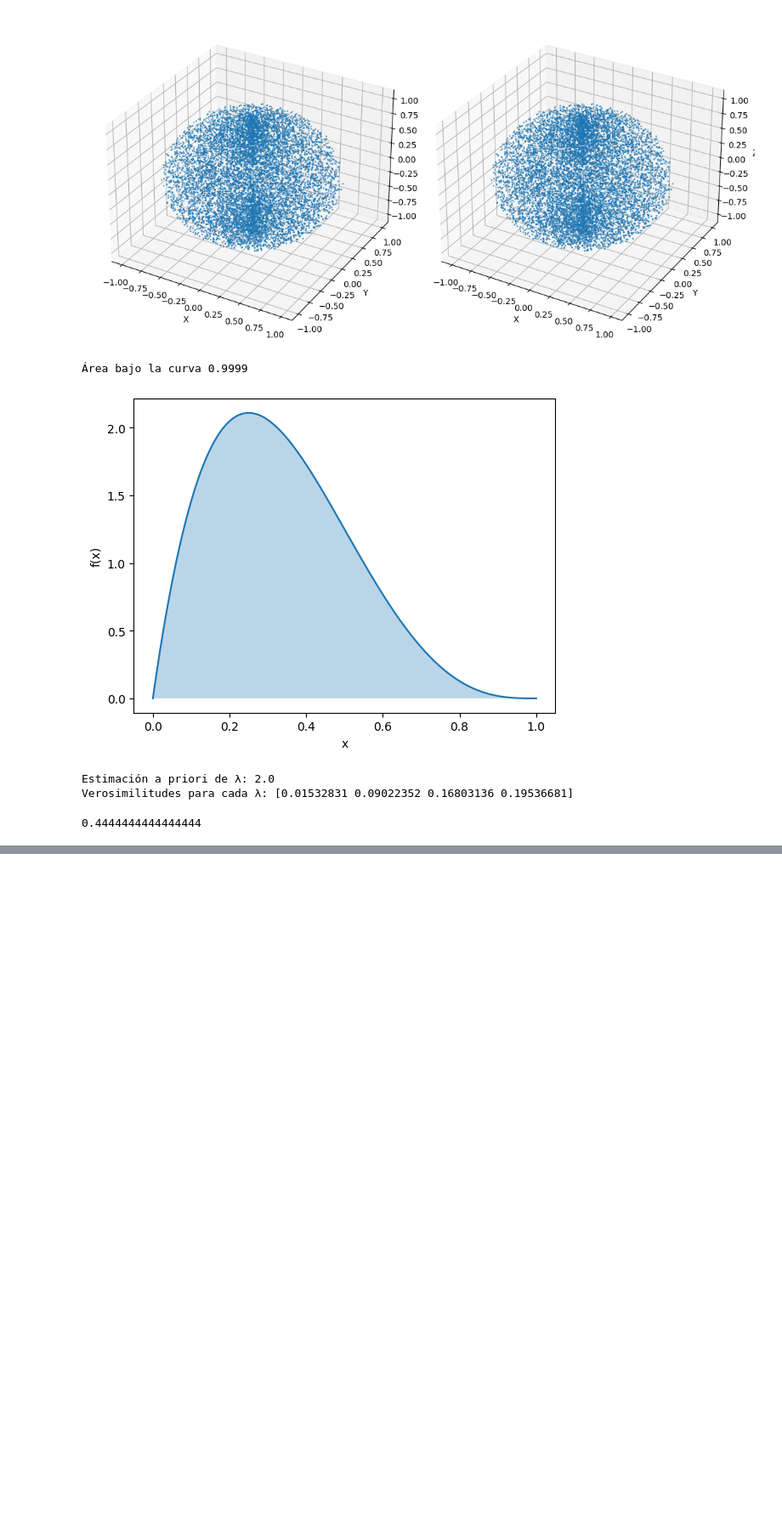
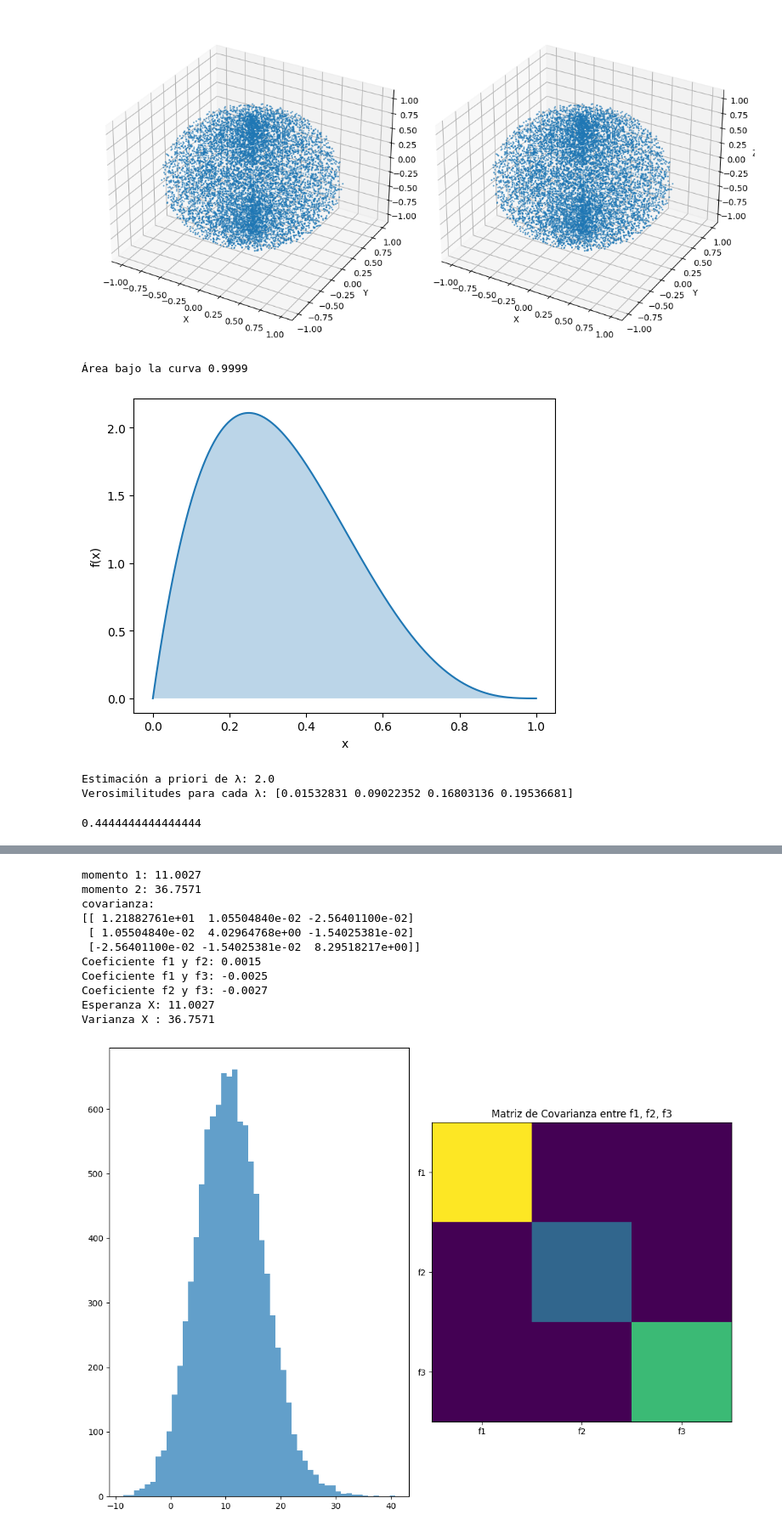
Before and after one commit to emelyck/M-todos_Computacionales, a Jupyter notebook: Tarea_6_Modelos.ipynb, the cells around one changed output, grey strips where cells are left out. Shown at 85% size. Drawn from its saved outputs; the diff is of its cells as text; code cells hidden in the pictures; blank space fills up the shorter version.

```diff
--- a/Tarea_6_Modelos.ipynb
+++ b/Tarea_6_Modelos.ipynb
@@ -182,0 +182,6 @@ Mediana: 3.20
+# %%
+# 9 muestreo
+f = 30
+l = 60
+v_media = (2 * f * l) / (f + l)
+print(f"La velocidad es: {v_media:.2f} mi/h")
@@ -182,0 +190,74 @@ Mediana: 3.20
+# %%
+import numpy as np
+import matplotlib.pyplot as plt
+from scipy.stats import gamma, norm, uniform
+
+# muestreo 11
+t = 10**4
+a_1 = 3
+d = 2
+a_2 = 5
+s_2 = 2
+a3 = 0
+
+f1 = gamma.rvs(a_1, scale=d, size=t)
+f2 = norm.rvs(loc=a_2, scale=s_2, size=t)
+f3 = uniform.rvs(loc=0, scale=10, size=t)
+X = f1 + 2*f2 - f3
+x_p = np.sum(X) / t
+print(f"momento 1: {x_p:.4f}")
+x1_p = np.sum(f1) / t
+x2_p = np.sum(f2) / t
+x3_p = np.sum(f3) / t
+g = np.sum((X - x_p)**2) / t
+print(f"momento 2: {g:.4f}")
+cal_1_2 = np.sum((f1 - x1_p) * (f2 - x2_p)) / (t - 1)
+cal_1_3 = np.sum((f1 - x1_p) * (f3 - x3_p)) / (t - 1)
+cal_2_3 = np.sum((f2 - x2_p) * (f3 - x3_p)) / (t - 1)
+calcular = np.array([[np.var(f1), cal_1_2, cal_1_3],
+                     [cal_1_2, np.var(f2), cal_2_3],
+                     [cal_1_3, cal_2_3, np.var(f3)]])
+print("covarianza:")
+print(calcular)
+
+cen_1_2 = cal_1_2 / (np.sqrt(np.var(f1)) * np.sqrt(np.var(f2)))
+cen_1_3 = cal_1_3 / (np.sqrt(np.var(f1)) * np.sqrt(np.var(f3)))
+cen_2_3 = cal_2_3 / (np.sqrt(np.var(f2)) * np.sqrt(np.var(f3)))
+
+print(f"Coeficiente f1 y f2: {cen_1_2:.4f}")
+print(f"Coeficiente f1 y f3: {cen_1_3:.4f}")
+print(f"Coeficiente f2 y f3: {cen_2_3:.4f}")
+
+calcular2 = np.dot([1, 2, -1], [x1_p, x2_p, x3_p])
+calcular3 = np.dot([1, 2, -1], np.dot(calcular, [1, 2, -1]))
+
+print(f"Esperanza X: {calcular2:.4f}")
+print(f"Varianza X : {calcular3:.4f}")
+
+
+plt.figure(figsize=(11, 8))
+
+plt.subplot(1, 2, 1)
+plt.hist(X, bins=50,  alpha=0.7)
+
+plt.subplot(1, 2, 2)
+plt.imshow(calcular)
+plt.title("Matriz de Covarianza entre f1, f2, f3")
+plt.xticks([0, 1, 2], ['f1', 'f2', 'f3'])
+plt.yticks([0, 1, 2], ['f1', 'f2', 'f3'])
+
+plt.tight_layout()
+plt.show()
+# %% [output]
+momento 1: 11.0027
+momento 2: 36.7571
+covarianza:
+[[ 1.21882761e+01  1.05504840e-02 -2.56401100e-02]
+ [ 1.05504840e-02  4.02964768e+00 -1.54025381e-02]
+ [-2.56401100e-02 -1.54025381e-02  8.29518217e+00]]
+Coeficiente f1 y f2: 0.0015
+Coeficiente f1 y f3: -0.0025
+Coeficiente f2 y f3: -0.0027
+Esperanza X: 11.0027
+Varianza X : 36.7571
+[figure, added]
```
Also changed, not shown: parts of 2 cells of this notebook.
